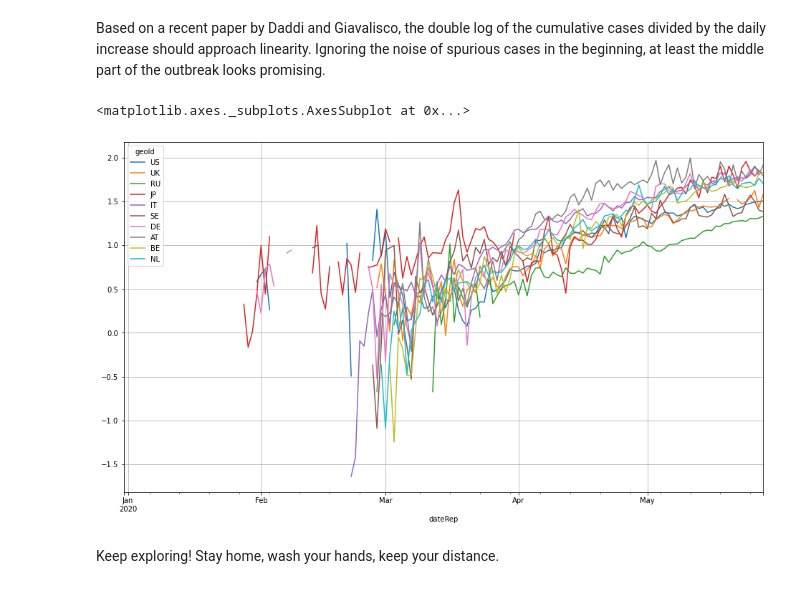
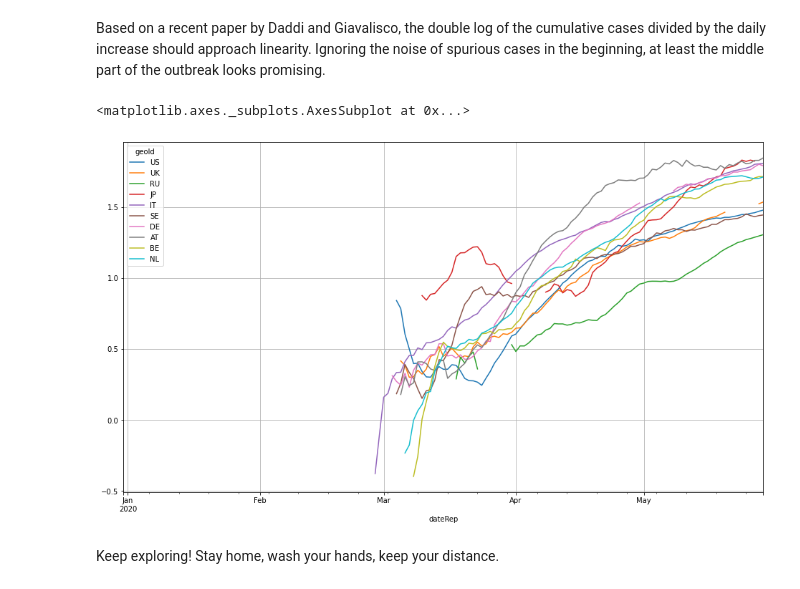
Before and after one commit to R3dje/COVID19, a Jupyter notebook: EUCDC.ipynb, the cells around one changed output. Drawn from its saved outputs; the diff is of its cells as text; code cells hidden in the pictures.

```diff
--- a/EUCDC.ipynb
+++ b/EUCDC.ipynb
@@ -294,10 +294,10 @@ dtype: float64
 # %% [markdown]
 Based on a recent paper by Daddi and Giavalisco, the double log of the cumulative cases divided by the daily increase should approach linearity. Ignoring the noise of spurious cases in the beginning, at least the middle part of the outbreak looks promising.
 # %%
-np.log(np.log(df_geo.cumsum() / df_geo))['cases'][countries].plot(
+np.log(np.log(df_geo.cumsum() / df_geo))['cases'][countries].rolling(7).mean().plot(
     figsize=(16, 9), grid=True)
 # %% [output]
 <matplotlib.axes._subplots.AxesSubplot at 0x...>
-[figure, old version]
+[figure, new version]
 # %% [markdown]
 Keep exploring! Stay home, wash your hands, keep your distance.
```
Also changed, not shown: parts of 15 cells of this notebook, 14 other files.
